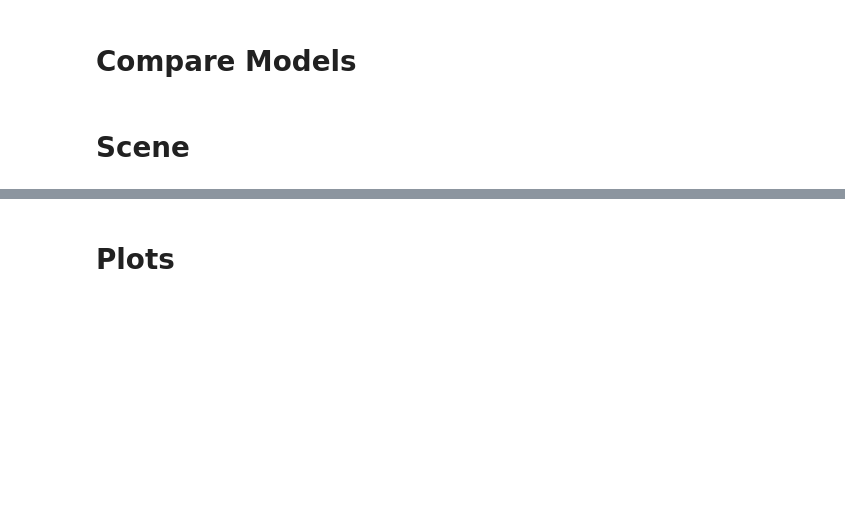
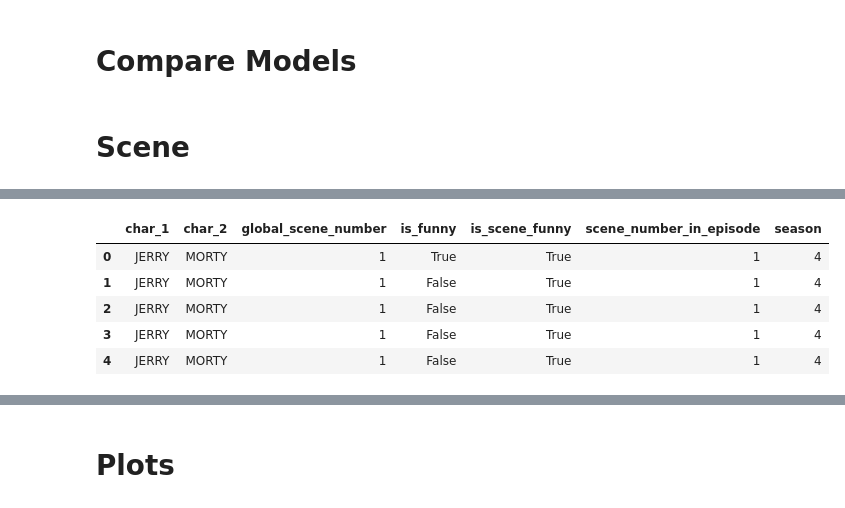
Before and after one commit to yuvaljacoby/seinfeld_laugh_prediction, a Jupyter notebook: Yuval'sPlayGround.ipynb, the cells around one changed output, grey strips where cells are left out. Saved outputs shown, nothing was run; the diff lists cells and outputs as text; code cells hidden in the pictures; blank space fills up the shorter version.

```diff
--- a/Yuval'sPlayGround.ipynb
+++ b/Yuval'sPlayGround.ipynb
@@ -117,0 +106,3 @@ df[df.n_scene_characters == 1]
+# %%
+community_df = df[['scene_number_in_episode', 'global_scene_number', 'scene_characters', 'is_funny', 'season']]
+community_df.head()
@@ -117,0 +116,9 @@ df[df.n_scene_characters == 1]
+# %%
+# add for each scene is the scene funny
+funny_scene_df = pd.DataFrame(community_df.groupby(by='global_scene_number')['is_funny'].sum() > 0)
+def add_funny_scecne(x, df):
+    return [x.is_funny] * sum(df.global_scene_number == x.name)
+funny_scene_ls = funny_scene_df.apply(add_funny_scecne, args=(community_df,), axis=1)
+funny_scene = [st for row in funny_scene_ls for st in row]
+community_df['is_scene_funny'] = funny_scene
+community_df.head()
@@ -117,0 +137,19 @@ df[df.n_scene_characters == 1]
+# %%
+graph = []
+for idx, row in community_df.iterrows():
+#     print(row['scene_characters'])
+    if len(row['scene_characters']) > 1:
+        for comb in list(itertools.combinations(row['scene_characters'], 2)):
+            # sort by abc so always same order
+            char_1, char_2 = sorted(comb)
+            graph.append({'char_1' : char_1, 'char_2' : char_2, **row.drop('scene_characters').to_dict()})
+#         graph.append()
+df_graph = pd.DataFrame(graph)
+df_graph.head()
+# %% [output]
+|  | char_1 | char_2 | global_scene_number | is_funny | is_scene_funny | scene_number_in_episode | season |
+| 0 | JERRY | MORTY | 1 | True | True | 1 | 4 |
+| 1 | JERRY | MORTY | 1 | False | True | 1 | 4 |
+| 2 | JERRY | MORTY | 1 | False | True | 1 | 4 |
+| 3 | JERRY | MORTY | 1 | False | True | 1 | 4 |
+| 4 | JERRY | MORTY | 1 | False | True | 1 | 4 |
```
Also changed, not shown: parts of 20 cells of this notebook.
